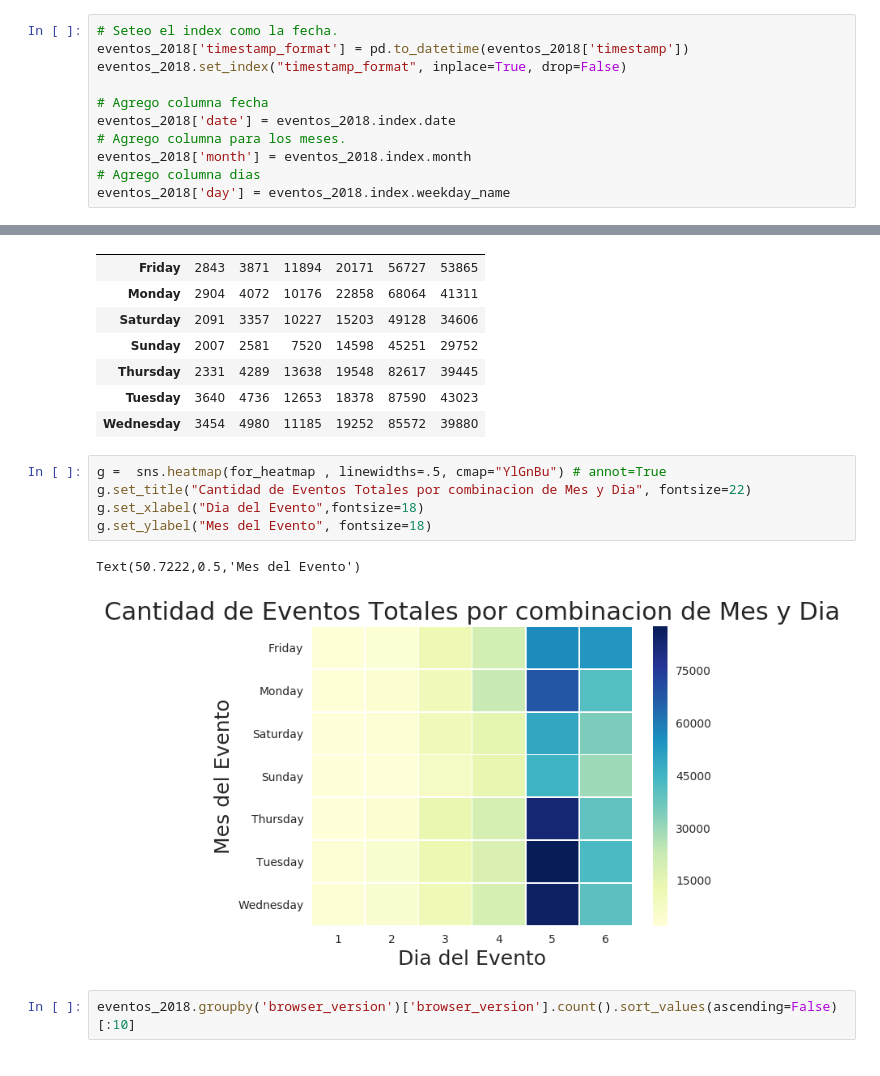
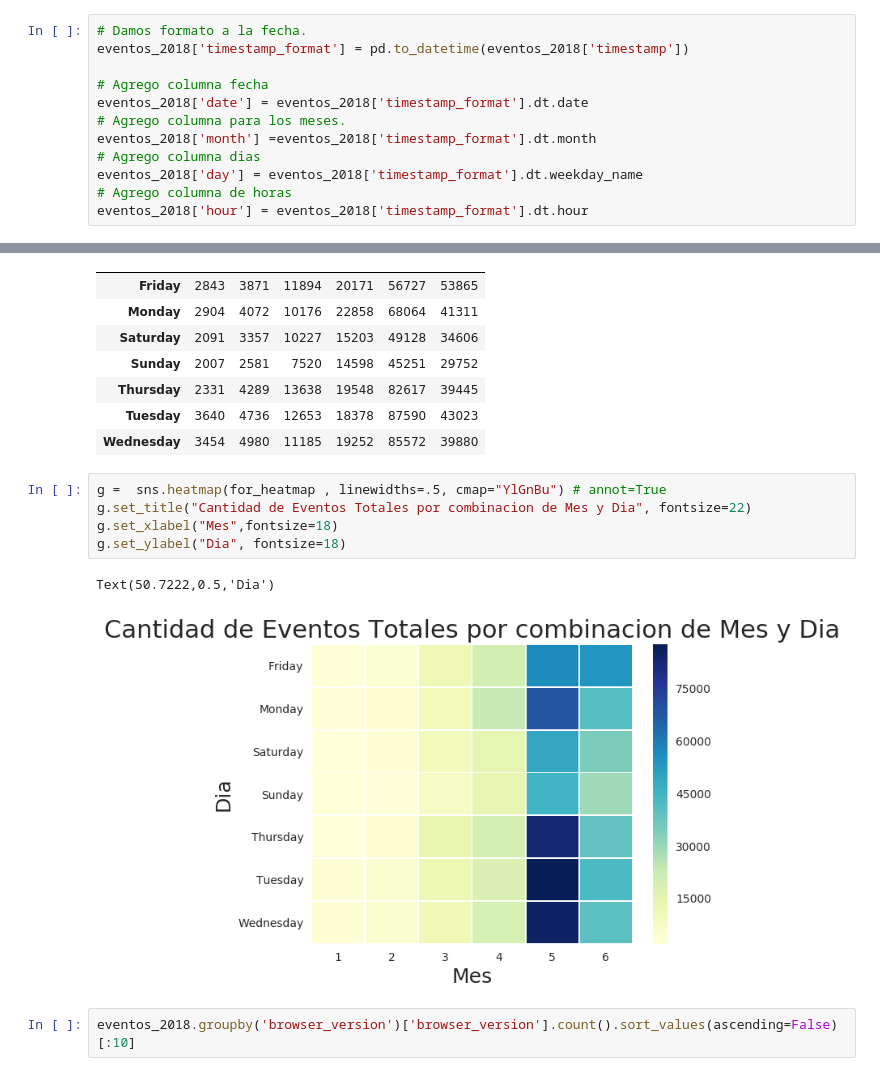
Before and after one commit to bauticanavese/Datos-Tps, a Jupyter notebook: TP1/IntroAnalisis.ipynb, the cells around one changed output, grey strips where cells are left out. Cells and saved outputs as stored; diff of their text form.

```diff
--- a/TP1/IntroAnalisis.ipynb
+++ b/TP1/IntroAnalisis.ipynb
@@ -43,16 +44,17 @@ browser_version             87378 non-null object
 dtypes: object(23)
 memory usage: 177.5+ MB
 # %%
-# Seteo el index como la fecha.
+# Damos formato a la fecha.
 eventos_2018['timestamp_format'] = pd.to_datetime(eventos_2018['timestamp'])
-eventos_2018.set_index("timestamp_format", inplace=True, drop=False)
 
 # Agrego columna fecha
-eventos_2018['date'] = eventos_2018.index.date
+eventos_2018['date'] = eventos_2018['timestamp_format'].dt.date
 # Agrego columna para los meses.
-eventos_2018['month'] = eventos_2018.index.month
+eventos_2018['month'] =eventos_2018['timestamp_format'].dt.month
 # Agrego columna dias
-eventos_2018['day'] = eventos_2018.index.weekday_name
+eventos_2018['day'] = eventos_2018['timestamp_format'].dt.weekday_name
+# Agrego columna de horas
+eventos_2018['hour'] = eventos_2018['timestamp_format'].dt.hour
 # %%
 # Evento como categoria
 eventos_2018['event_category'] = eventos_2018['event'].astype('category')
@@ -151,11 +160,11 @@ for_heatmap
 # %%
 g =  sns.heatmap(for_heatmap , linewidths=.5, cmap="YlGnBu") # annot=True
 g.set_title("Cantidad de Eventos Totales por combinacion de Mes y Dia", fontsize=22)
-g.set_xlabel("Dia del Evento",fontsize=18)
-g.set_ylabel("Mes del Evento", fontsize=18)
+g.set_xlabel("Mes",fontsize=18)
+g.set_ylabel("Dia", fontsize=18)
 # %% [output]
-Text(50.7222,0.5,'Mes del Evento')
+Text(50.7222,0.5,'Dia')
-[figure, old version]
+[figure, new version]
 # %%
 eventos_2018.groupby('browser_version')['browser_version'].count().sort_values(ascending=False)[:10]
 # %% [output]
```
Also changed, not shown: parts of 5 cells of this notebook, 1 other file.
